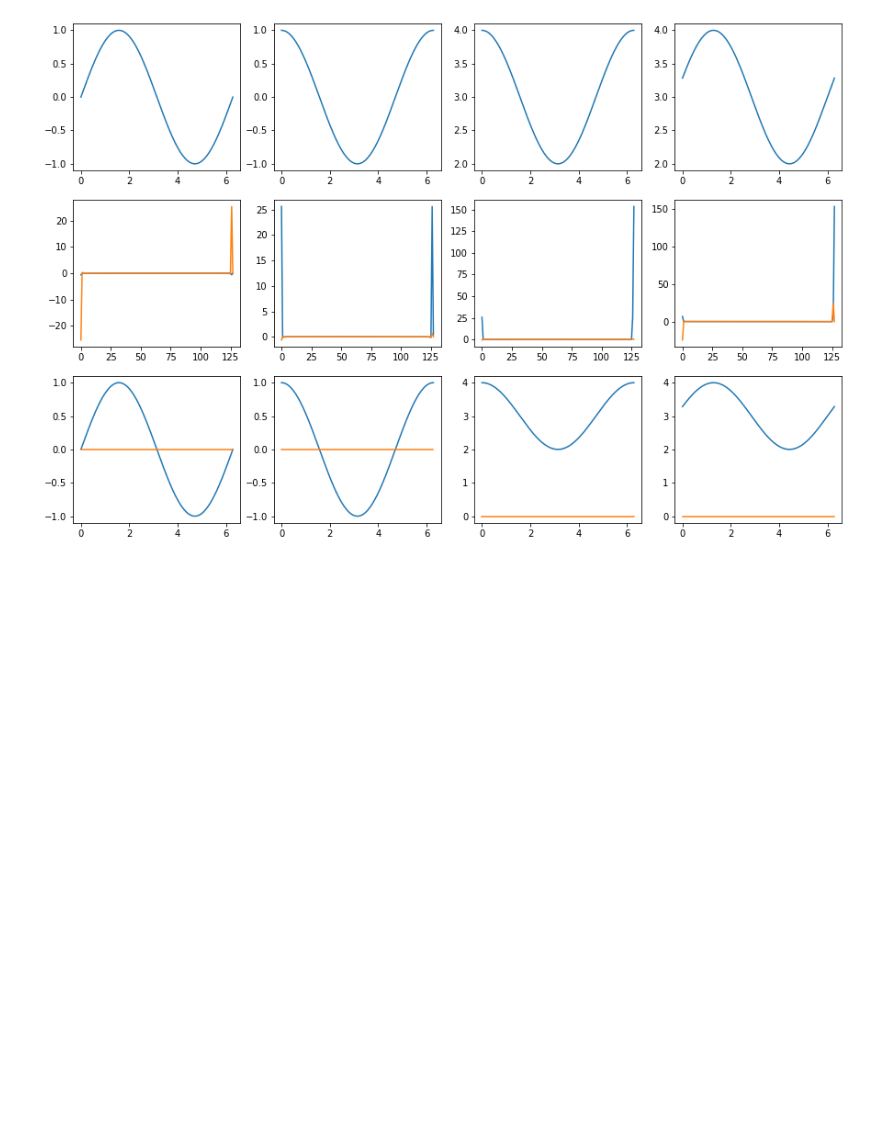
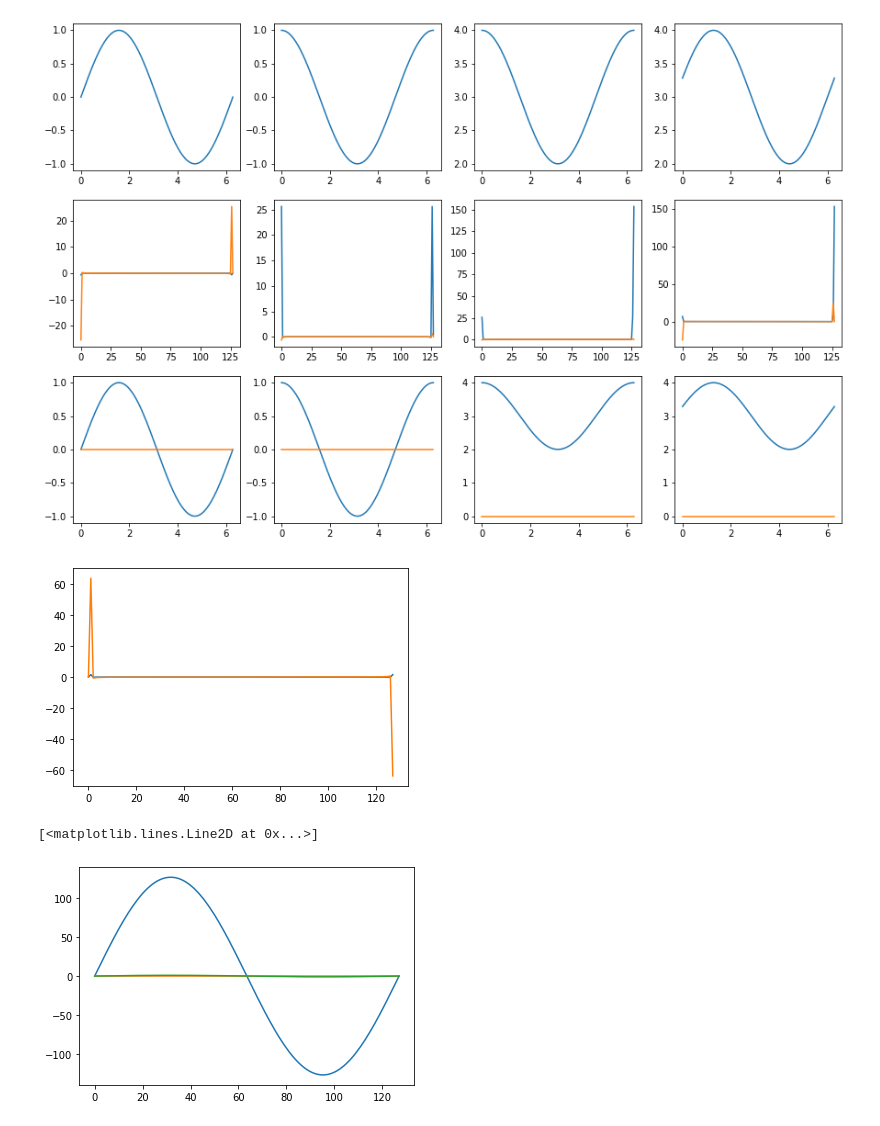
Before and after one commit to saiftyfirst/ComputationalPhysics, a Jupyter notebook: discrete_fourier_transform.ipynb, the cells around one changed output. Drawn from its saved outputs; the diff is of its cells as text; code cells hidden in the pictures; blank space fills up the shorter version.

```diff
--- a/discrete_fourier_transform.ipynb
+++ b/discrete_fourier_transform.ipynb
@@ -123,3 +105,36 @@ for c, y in enumerate(evals):
     plt.plot(x, np.imag(backtransform))
 # %% [output]
 [figure]
+# %%
+def fft(y, binary = '', inv=False):
+    n = int(y.size / 2 ** len(binary))
+
+    factor = 1
+    if binary == '':
+        factor = (1 - inv * float(inv) / n)
+
+    if n == 1:
+        index = int(binary, 2)
+        return y[index]
+
+    even = np.tile(fft(y, '0' + binary, inv), 2)
+    odd = np.tile(fft(y, '1' + binary, inv), 2)
+
+    wk = np.exp(np.pi * 2j / n) ** ((1 - 2 * inv) * np.arange(n))
+    res = even + wk * odd
+
+    return res * factor
+# %%
+Y = fft(g1)
+plt.plot(np.real(Y))
+plt.plot(np.imag(Y))
+plt.show()
+
+y = fft(Y, inv=True)
+plt.plot(np.real(y))
+plt.plot(np.imag(y))
+plt.plot(g1)
+# %% [output]
+[figure, added]
+[<matplotlib.lines.Line2D at 0x...>]
+[figure, added]
```
Also changed, not shown: parts of 2 cells of this notebook.
